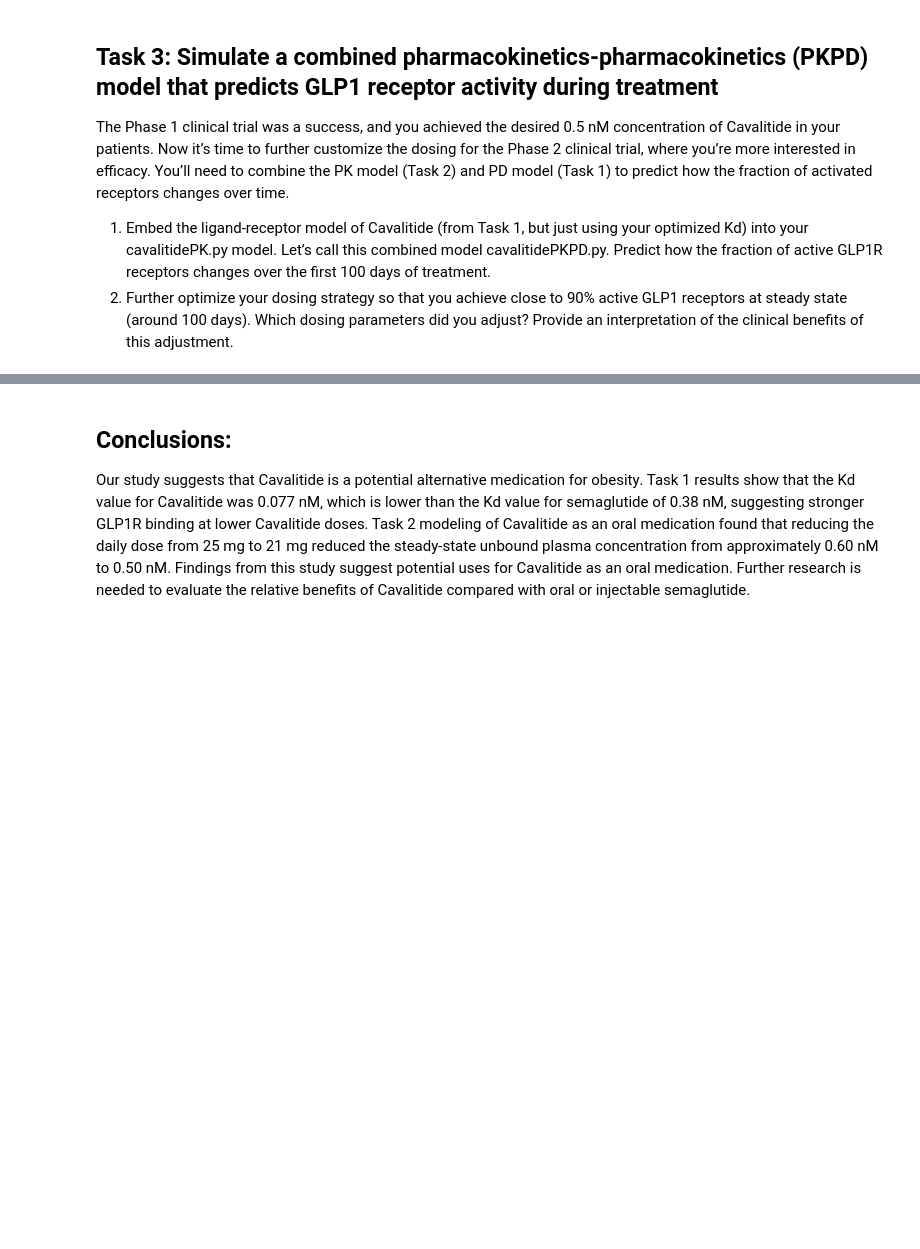
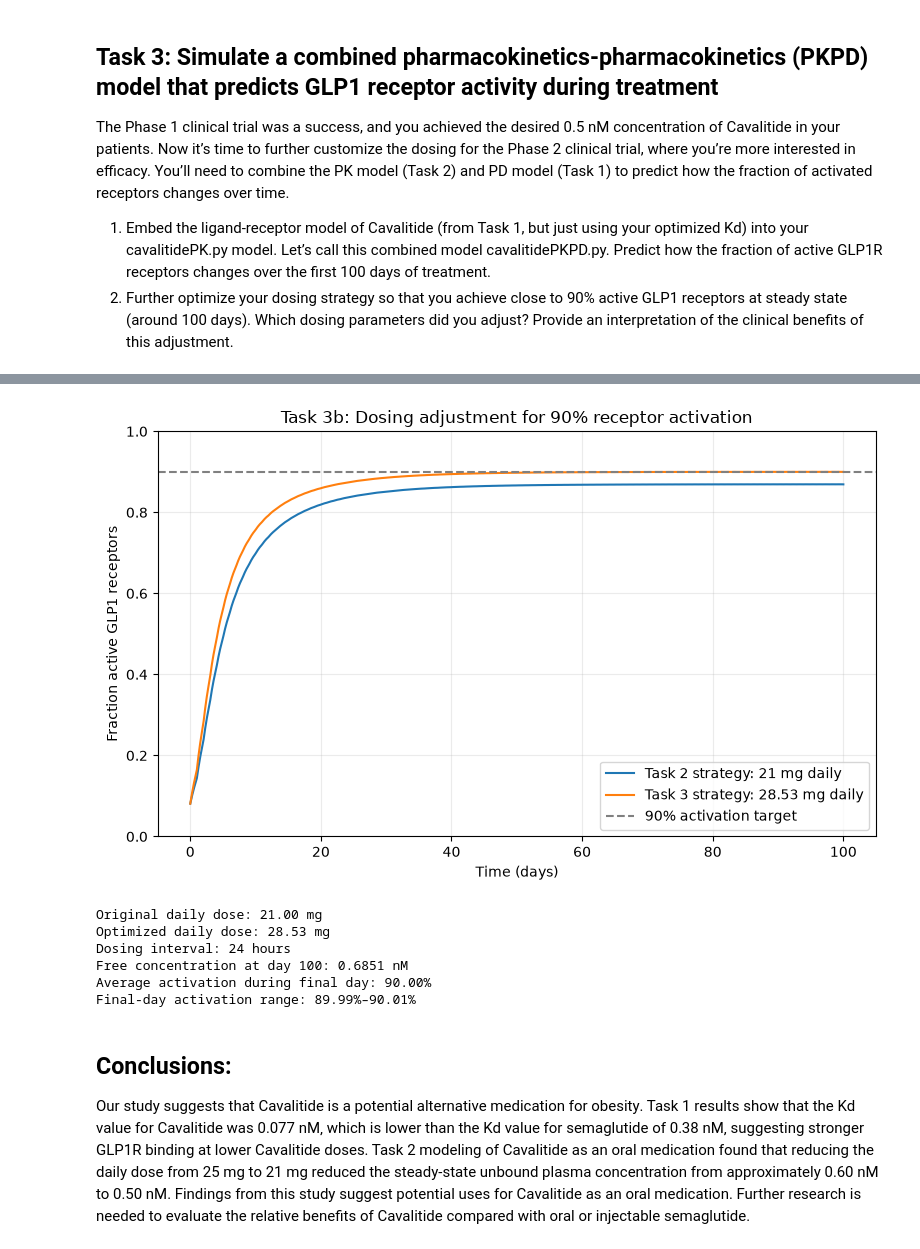
Before and after one commit to ahemdhira-arch/BME2315-Module3, a Jupyter notebook: Module3_Project_Template.ipynb, the cells around one changed output, grey strips where cells are left out. Drawn from its saved outputs; the diff is of its cells as text; code cells hidden in the pictures; blank space fills up the shorter version.

Commit message:
Finished code for part 3

```diff
--- a/Module3_Project_Template.ipynb
+++ b/Module3_Project_Template.ipynb
@@ -193,3 +239,78 @@ The Phase 1 clinical trial was a success, and you achieved the desired 0.5 nM co
+# %%
+#Code for part 2
+from scipy.optimize import brentq
+
+target_activity = 0.90
+
+def final_day_mean_activity(dose):
+    """Average receptor activation during days 99–100."""
+    t, c = simulate(0.006, dose, 0.01, 24, 100)
+    activity = Fact(c, Kd_cavalitide)
+
+    last_day = t >= 99 * 24
+
+    return trapezoid(
+        activity[last_day], t[last_day]
+    ) / (t[last_day][-1] - t[last_day][0])
+
+# Find the dose for which final-day average activation equals 90%.
+dose_optimized = brentq(
+    lambda dose: final_day_mean_activity(dose) - target_activity,
+    0,
+    210,
+    xtol=1e-4
+)
+
+# Simulate this dosing strategy from the start of treatment.
+t_opt, c_opt = simulate(0.006, dose_optimized, 0.01, 24, 100)
+activity_opt = Fact(c_opt, Kd_cavalitide)
+
+# Compare the original and optimized dosing strategies.
+plt.figure(figsize=(8, 5))
+plt.plot(
+    t_base / 24, activity_base,
+    label="Task 2 strategy: 21 mg daily"
+)
+plt.plot(
+    t_opt / 24, activity_opt,
+    label=f"Task 3 strategy: {dose_optimized:.2f} mg daily"
+)
+plt.axhline(
+    target_activity, color="gray", linestyle="--",
+    label="90% activation target"
+)
+plt.xlabel("Time (days)")
+plt.ylabel("Fraction active GLP1 receptors")
+plt.title("Task 3b: Dosing adjustment for 90% receptor activation")
+plt.ylim(0, 1)
+plt.grid(alpha=0.25)
+plt.legend()
+plt.tight_layout()
+plt.show()
+
+last_day_opt = t_opt >= 99 * 24
+
+print(f"Original daily dose: 21.00 mg")
+print(f"Optimized daily dose: {dose_optimized:.2f} mg")
+print(f"Dosing interval: 24 hours")
+print(f"Free concentration at day 100: {c_opt[-1]:.4f} nM")
+print(
+    f"Average activation during final day: "
+    f"{final_day_mean_activity(dose_optimized):.2%}"
+)
+print(
+    f"Final-day activation range: "
+    f"{activity_opt[last_day_opt].min():.2%}–"
+    f"{activity_opt[last_day_opt].max():.2%}"
+)
+# %% [output]
+[figure, added]
+Original daily dose: 21.00 mg
+Optimized daily dose: 28.53 mg
+Dosing interval: 24 hours
+Free concentration at day 100: 0.6851 nM
+Average activation during final day: 90.00%
+Final-day activation range: 89.99%–90.01%
 # %% [markdown]
 ## Conclusions:
 
```
Also changed, not shown: parts of 3 cells of this notebook.
